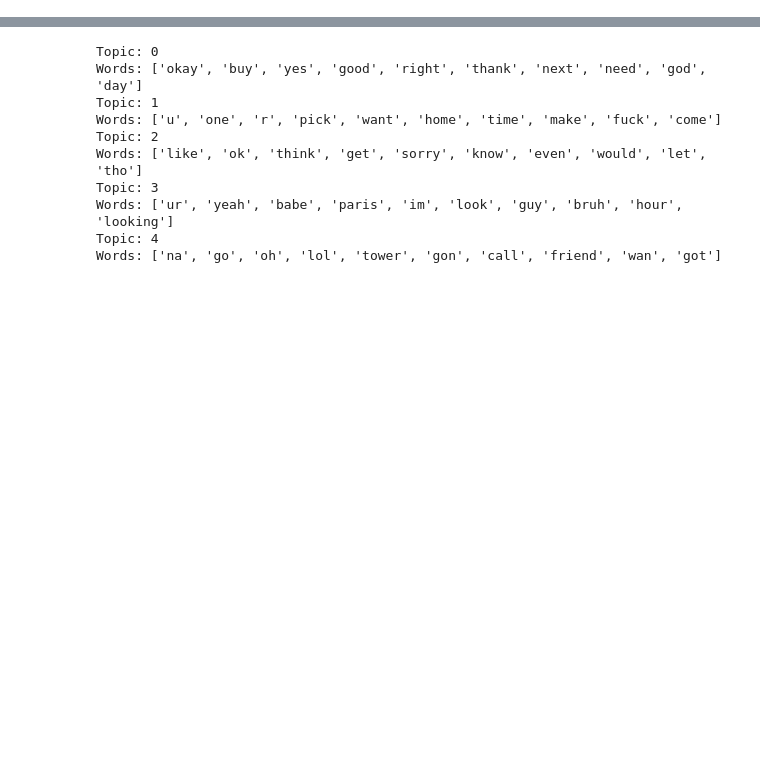
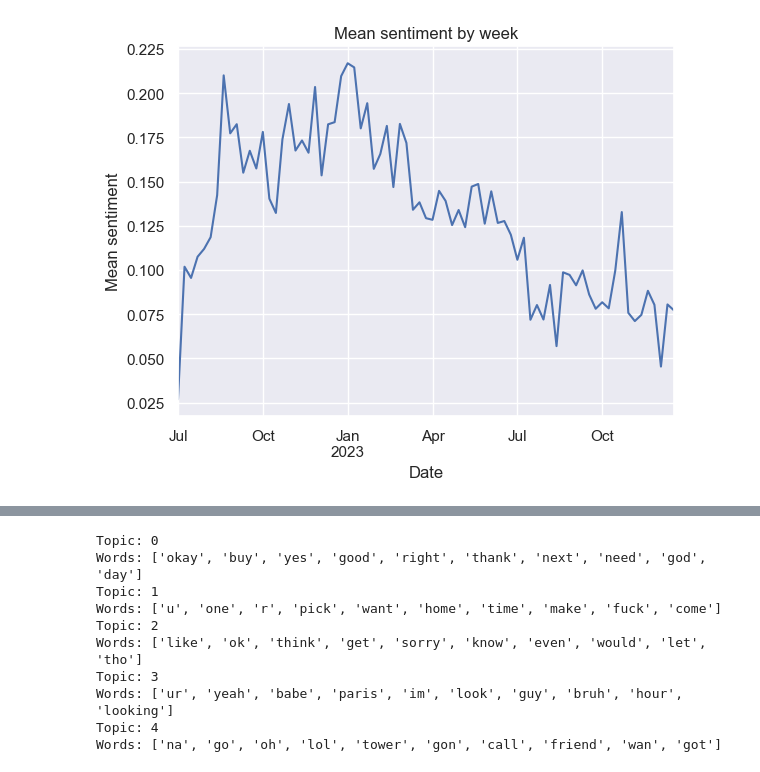
Before and after one commit to rustom/message-analysis, a Jupyter notebook: exploration.ipynb, the cells around one changed output, grey strips where cells are left out. Saved outputs shown, nothing was run; the diff lists cells and outputs as text; code cells hidden in the pictures; blank space fills up the shorter version.

```diff
--- a/exploration.ipynb
+++ b/exploration.ipynb
@@ -13,3 +19,8 @@ from sklearn.feature_extraction.text import CountVectorizer
 
 from wordcloud import WordCloud
 import matplotlib.pyplot as plt
+
+import phonenumbers
+from vaderSentiment.vaderSentiment import SentimentIntensityAnalyzer
+import seaborn as sns
+sns.set()
@@ -71,0 +148,12 @@ data = data.dropna()
+# %%
+df['message_length'] = df.message.str.len()
+analyzer = SentimentIntensityAnalyzer()
+df['compound_sentiment'] = df.message.astype(str).apply(lambda x: analyzer.polarity_scores(x)['compound'])
+# %%
+df.groupby(pd.Grouper(freq='W', key='timestamp')).compound_sentiment.mean().plot()
+plt.xlabel('Date')
+plt.ylabel('Mean sentiment')
+plt.title('Mean sentiment by week')
+plt.show()
+# %% [output]
+[figure, added]
```
Also changed, not shown: parts of 43 cells of this notebook, 2 other files.
